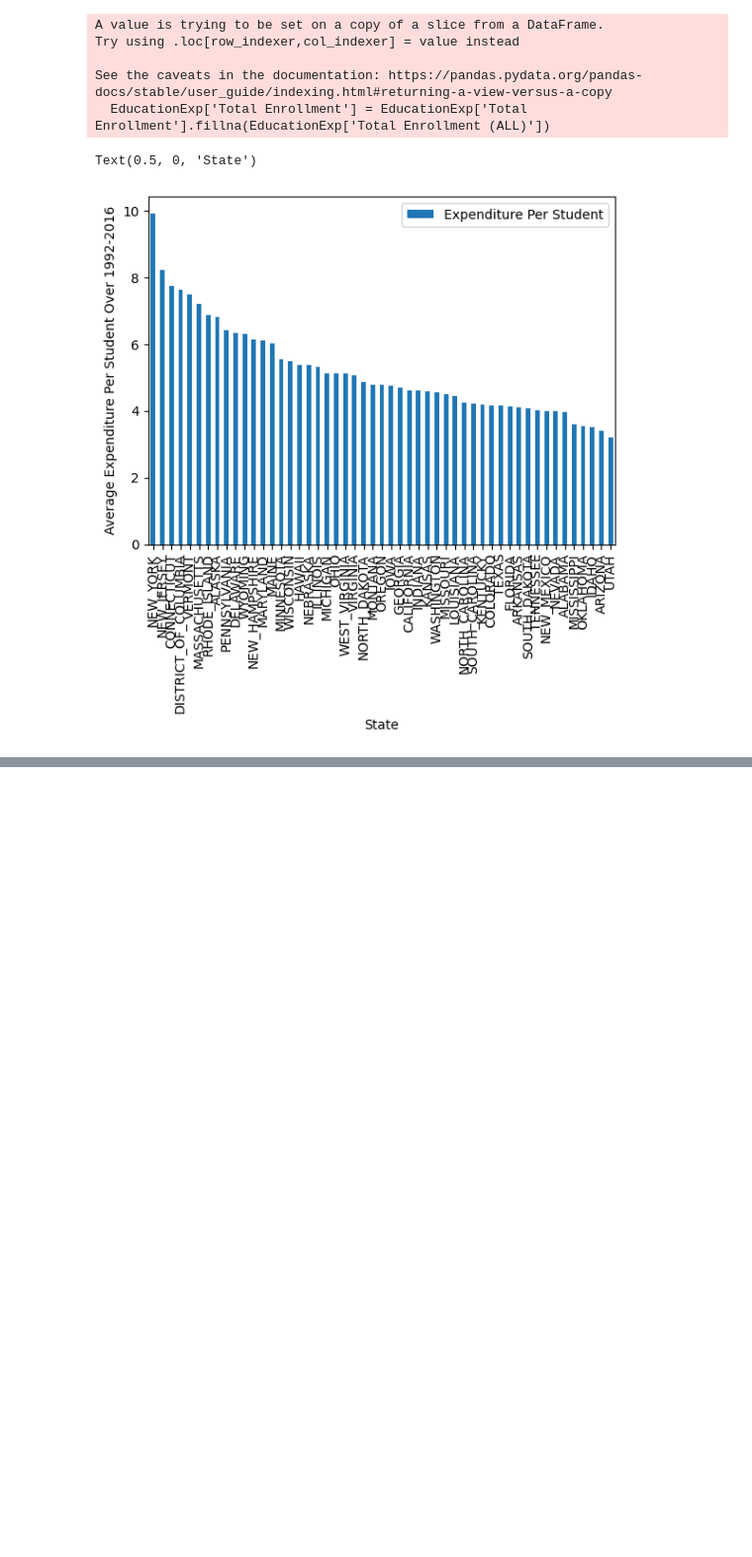
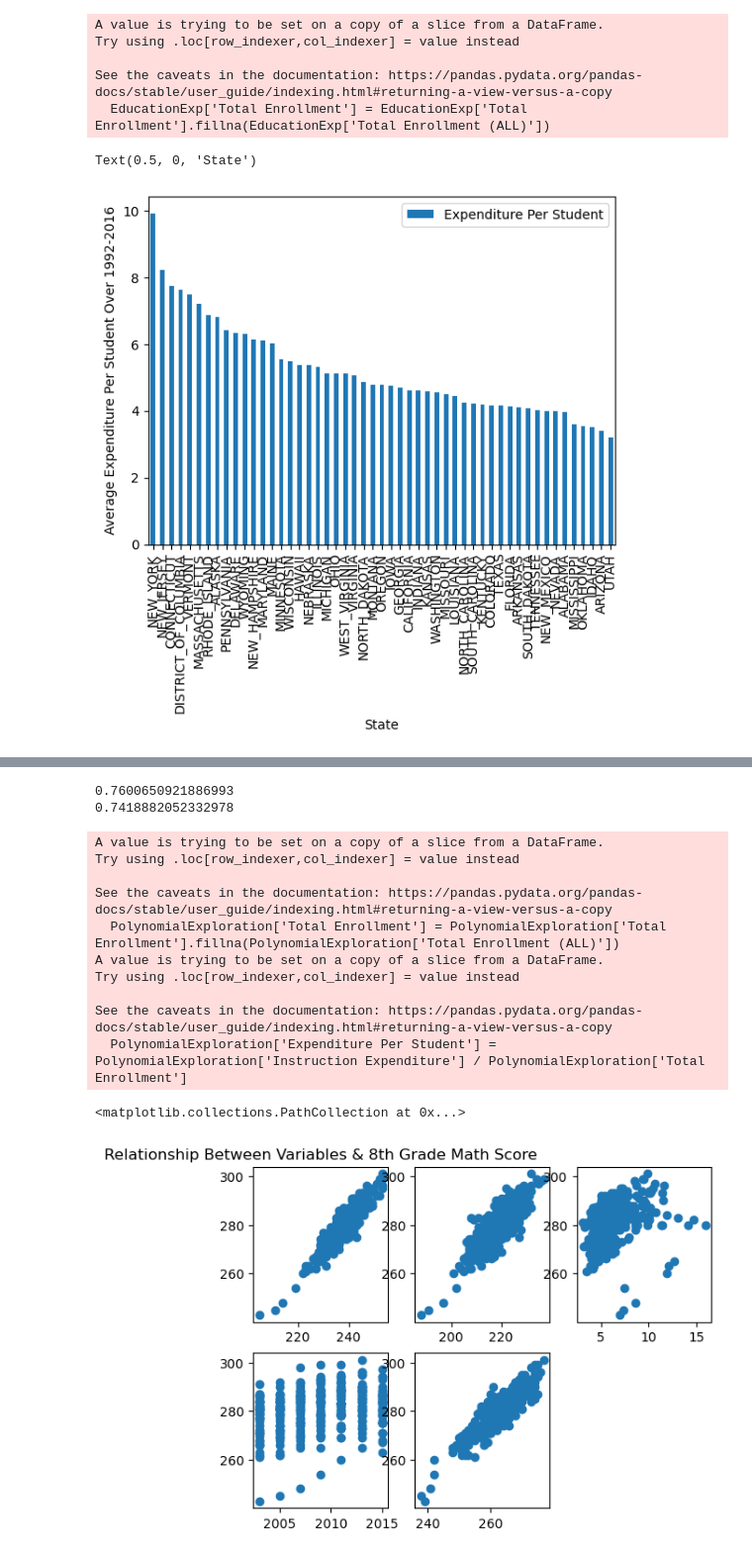
Before and after one commit to connorpobrien/Education-Trends, a Jupyter notebook: DATA301-Project AndrewM.ipynb, the cells around one changed output, grey strips where cells are left out. Shown: that part at 99% size. Drawn from its saved outputs; the diff is of its cells as text; code cells hidden in the pictures; blank space fills up the shorter version.

Commit message:
Added Graphs

```diff
--- a/DATA301-Project AndrewM.ipynb
+++ b/DATA301-Project AndrewM.ipynb
@@ -287,0 +265,77 @@ plt.scatter(ModelPredictions,YTesting,s=1,color='red',alpha=0.5)
+# %%
+#Polynomial Model
+StandardizedRGData = CorrelationEducation[['Average Math Score (4)', 'Expenditure Per Student', 'Average Math Score (8)', 'Year', 'Average Reading Score (4)', 'Average Reading Score (8)']]
+StandardizedRGData = StandardizedRGData[pd.notna(StandardizedRGData['Average Math Score (4)']) & pd.notna(StandardizedRGData['Average Math Score (8)'])
+                                        & pd.notna(StandardizedRGData['Expenditure Per Student']) & pd.notna(StandardizedRGData['Year'])
+                                        & pd.notna(StandardizedRGData['Average Reading Score (4)']) & pd.notna(StandardizedRGData['Average Reading Score (8)'])]
+TestingFloor = math.floor(len(StandardizedRGData) * .8)
+StandardizedRGDataTraining = StandardizedRGData[[ 'Average Math Score (4)', 'Expenditure Per Student', 'Average Math Score (8)', 'Year', 'Average Reading Score (4)', 'Average Reading Score (8)']].iloc[0:TestingFloor]
+StandardizedRGDataTesting = StandardizedRGData[['Average Math Score (4)', 'Expenditure Per Student', 'Average Math Score (8)', 'Year', 'Average Reading Score (4)', 'Average Reading Score (8)']].iloc[TestingFloor:]
+
+polyFinalModel = make_pipeline(PolynomialFeatures(2, include_bias = False),LinearRegression())
+XTraining = StandardizedRGDataTraining[['Average Math Score (4)', 'Expenditure Per Student', 'Year', 'Average Reading Score (4)', 'Average Reading Score (8)']]
+YTraining = StandardizedRGDataTraining['Average Math Score (8)']
+polyFinalModel.fit(XTraining, YTraining)
+XTesting = StandardizedRGDataTesting[['Average Math Score (4)', 'Expenditure Per Student', 'Year', 'Average Reading Score (4)', 'Average Reading Score (8)']]
+YTesting = StandardizedRGDataTesting['Average Math Score (8)']
+YPred = polyFinalModel.predict(XTesting)
+
+r2_score = metrics.r2_score(YPred, YTesting)
+print(r2_score)
+Adj_r2 = 1 - (1-r2_score) * (len(YTesting)-1)/(len(YTesting)-XTesting.shape[1]-1)
+print(Adj_r2)
+# %% [output]
+0.7600650921886993
+0.7418882052332978
+# %%
+#Exploring why a linear regression outperforms polynomial regression.
+
+##Expenditure Per Student By State
+PolynomialExploration = Education_ByState
+
+#Dropping rows that have NA values for Instruction Expenditure
+PolynomialExploration = PolynomialExploration.dropna(subset= ['Instruction Expenditure'])
+
+##Filtering Rows that have NAs for both enrollment estimates then filling one rows NAs with the other rows estimates.
+PolynomialExploration[pd.notna(PolynomialExploration['Total Enrollment']) | pd.notna(PolynomialExploration['Total Enrollment (ALL)'])]
+PolynomialExploration['Total Enrollment'] = PolynomialExploration['Total Enrollment'].fillna(PolynomialExploration['Total Enrollment (ALL)'])
+PolynomialExploration.drop(['Total Enrollment (ALL)'], axis = 1)
+
+#Create Expenditure By Student
+PolynomialExploration['Expenditure Per Student'] = PolynomialExploration['Instruction Expenditure'] / PolynomialExploration['Total Enrollment']
+
+#Filter Proper Rows
+PMEXPFILTERED = PolynomialExploration[['Average Math Score (4)', 'Expenditure Per Student', 'Average Math Score (8)', 'Year', 'Average Reading Score (4)', 'Average Reading Score (8)']]
+PMEXPFILTERED = PMEXPFILTERED[pd.notna(PMEXPFILTERED['Average Math Score (4)']) & pd.notna(PMEXPFILTERED['Average Math Score (8)'])
+                                        & pd.notna(PMEXPFILTERED['Expenditure Per Student']) & pd.notna(PMEXPFILTERED['Year'])
+                                        & pd.notna(PMEXPFILTERED['Average Reading Score (4)']) & pd.notna(PMEXPFILTERED['Average Reading Score (8)'])]
+plt.subplot(2,3,1)
+plt.scatter(PMEXPFILTERED['Average Math Score (4)'], PMEXPFILTERED['Average Math Score (8)'])
+plt.title('Relationship Between Variables & 8th Grade Math Score')
+
+plt.subplot(2,3,2)
+plt.scatter(PMEXPFILTERED['Average Reading Score (4)'], PMEXPFILTERED['Average Math Score (8)'])
+
+plt.subplot(2,3,3)
+plt.scatter(PMEXPFILTERED['Expenditure Per Student'], PMEXPFILTERED['Average Math Score (8)'])
+
+plt.subplot(2,3,4)
+plt.scatter(PMEXPFILTERED['Year'], PMEXPFILTERED['Average Math Score (8)'])
+
+plt.subplot(2,3,5)
+plt.scatter(PMEXPFILTERED['Average Reading Score (8)'], PMEXPFILTERED['Average Math Score (8)'])
+
+#Explanation
+# %% [output]
+A value is trying to be set on a copy of a slice from a DataFrame.
+Try using .loc[row_indexer,col_indexer] = value instead
+
+See the caveats in the documentation: https://pandas.pydata.org/pandas-docs/stable/user_guide/indexing.html#returning-a-view-versus-a-copy
+  PolynomialExploration['Total Enrollment'] = PolynomialExploration['Total Enrollment'].fillna(PolynomialExploration['Total Enrollment (ALL)'])
+A value is trying to be set on a copy of a slice from a DataFrame.
+Try using .loc[row_indexer,col_indexer] = value instead
+
+See the caveats in the documentation: https://pandas.pydata.org/pandas-docs/stable/user_guide/indexing.html#returning-a-view-versus-a-copy
+  PolynomialExploration['Expenditure Per Student'] = PolynomialExploration['Instruction Expenditure'] / PolynomialExploration['Total Enrollment']
+<matplotlib.collections.PathCollection at 0x...>
+[figure, added]
```
Also changed, not shown: parts of 3 cells of this notebook.
